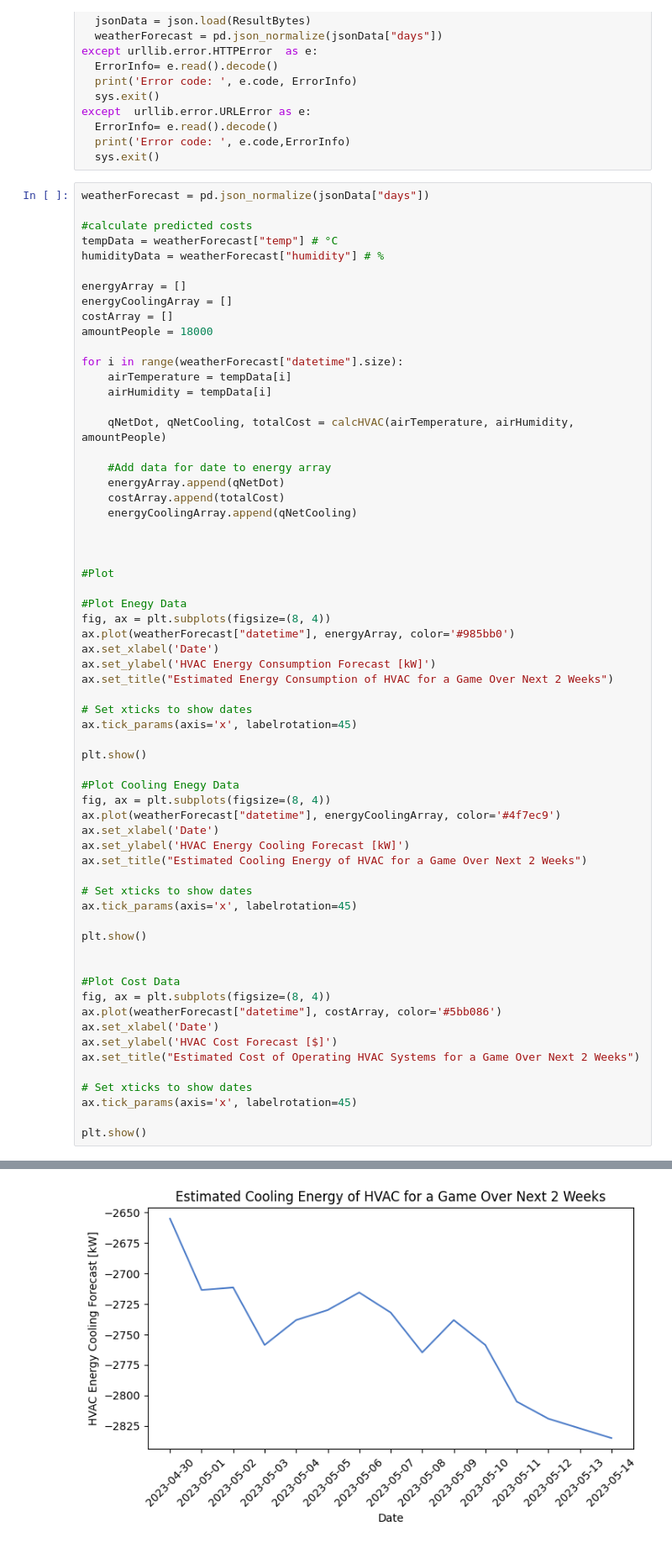
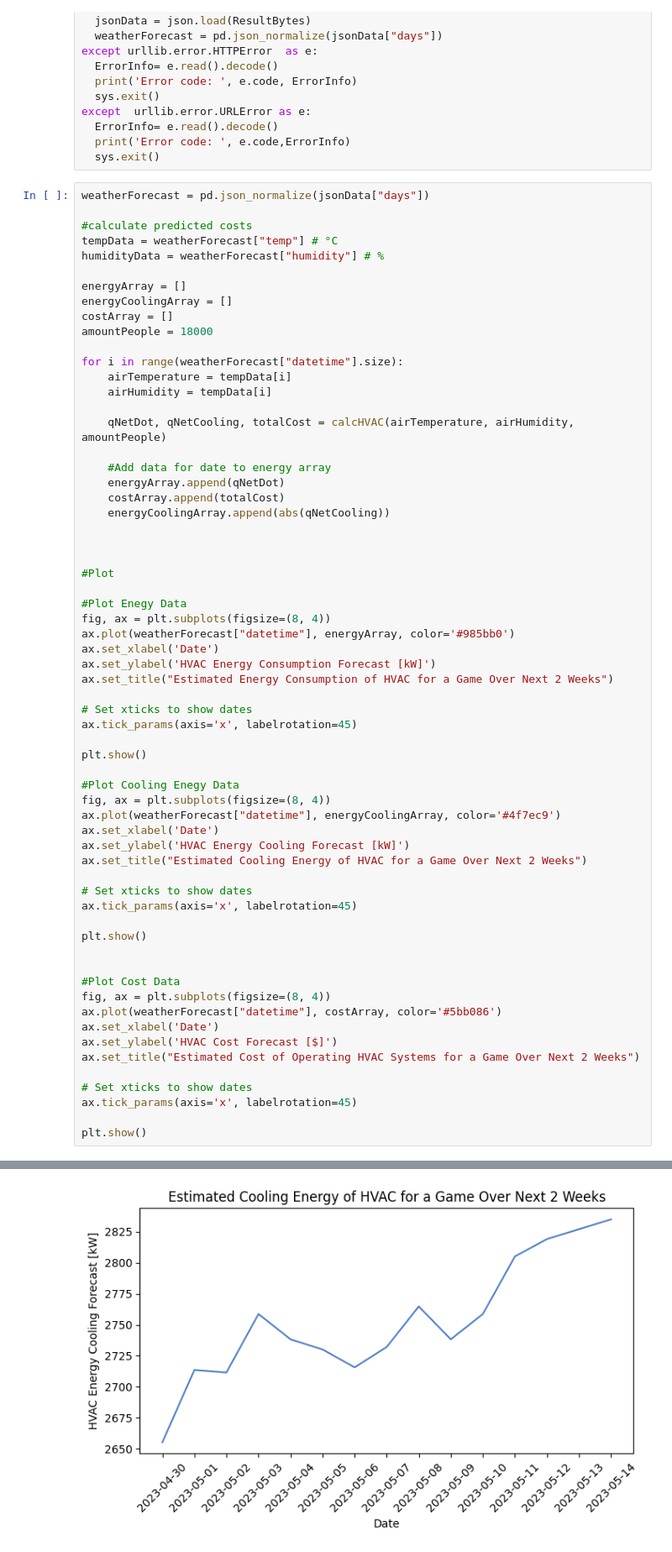
Before and after one commit to DominickBeaman/thermoproject, a Jupyter notebook: notebook.ipynb, the cells around one changed output, grey strips where cells are left out. Shown: that part at 84% size. Saved outputs shown, nothing was run; the diff lists cells and outputs as text.

```diff
--- a/notebook.ipynb
+++ b/notebook.ipynb
@@ -394,7 +394,7 @@ for i in range(weatherForecast["datetime"].size):
     #Add data for date to energy array
     energyArray.append(qNetDot)
     costArray.append(totalCost)
-    energyCoolingArray.append(qNetCooling)
+    energyCoolingArray.append(abs(qNetCooling))
 
 
 
@@ -411,32 +411,32 @@ ax.set_title("Estimated Energy Consumption of HVAC for a Game Over Next 2 Weeks"
 ax.tick_params(axis='x', labelrotation=45)
 
 plt.show()
 
 #Plot Cooling Enegy Data
 fig, ax = plt.subplots(figsize=(8, 4))
 ax.plot(weatherForecast["datetime"], energyCoolingArray, color='#4f7ec9')
 ax.set_xlabel('Date')
 ax.set_ylabel('HVAC Energy Cooling Forecast [kW]')
 ax.set_title("Estimated Cooling Energy of HVAC for a Game Over Next 2 Weeks")
 
 # Set xticks to show dates
 ax.tick_params(axis='x', labelrotation=45)
 
 plt.show()
 
 
 #Plot Cost Data
 fig, ax = plt.subplots(figsize=(8, 4))
 ax.plot(weatherForecast["datetime"], costArray, color='#5bb086')
 ax.set_xlabel('Date')
 ax.set_ylabel('HVAC Cost Forecast [$]')
 ax.set_title("Estimated Cost of Operating HVAC Systems for a Game Over Next 2 Weeks")
 
 # Set xticks to show dates
 ax.tick_params(axis='x', labelrotation=45)
 
 plt.show()
 # %% [output]
 [figure]
-[figure, old version]
+[figure, new version]
 [figure]
```
Also changed, not shown: parts of 1 cell of this notebook.
